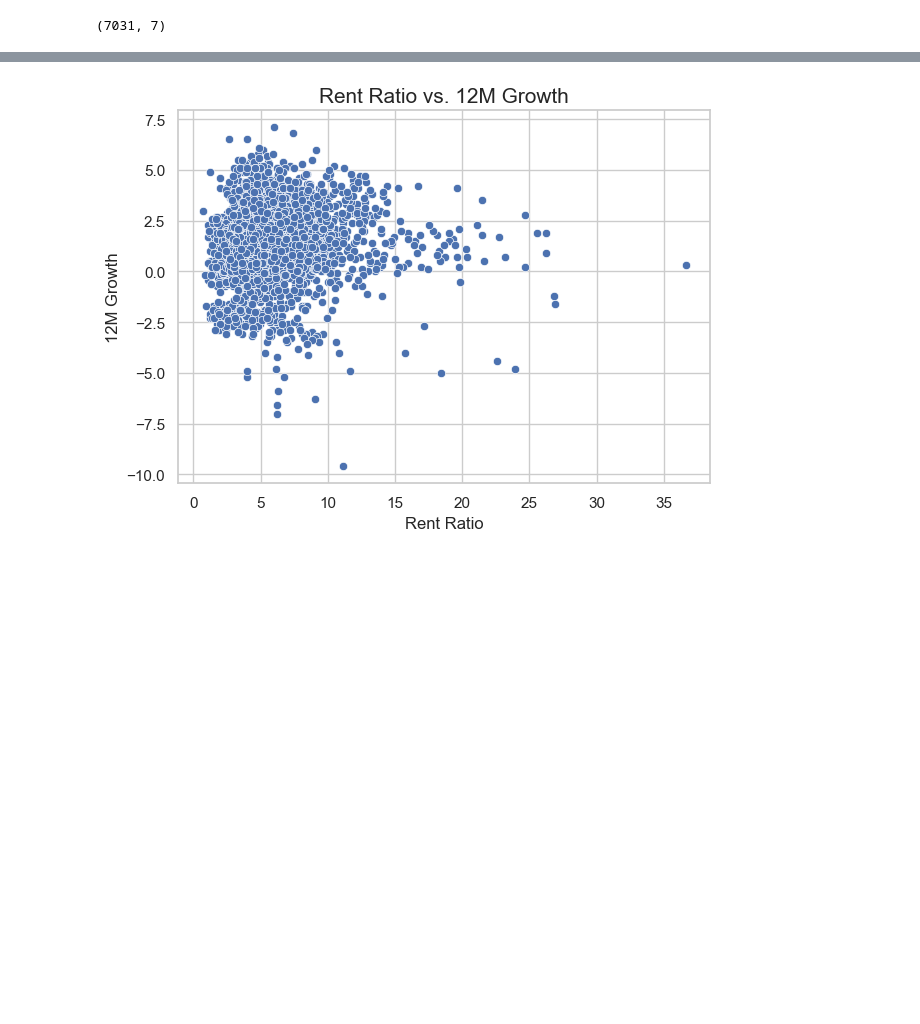
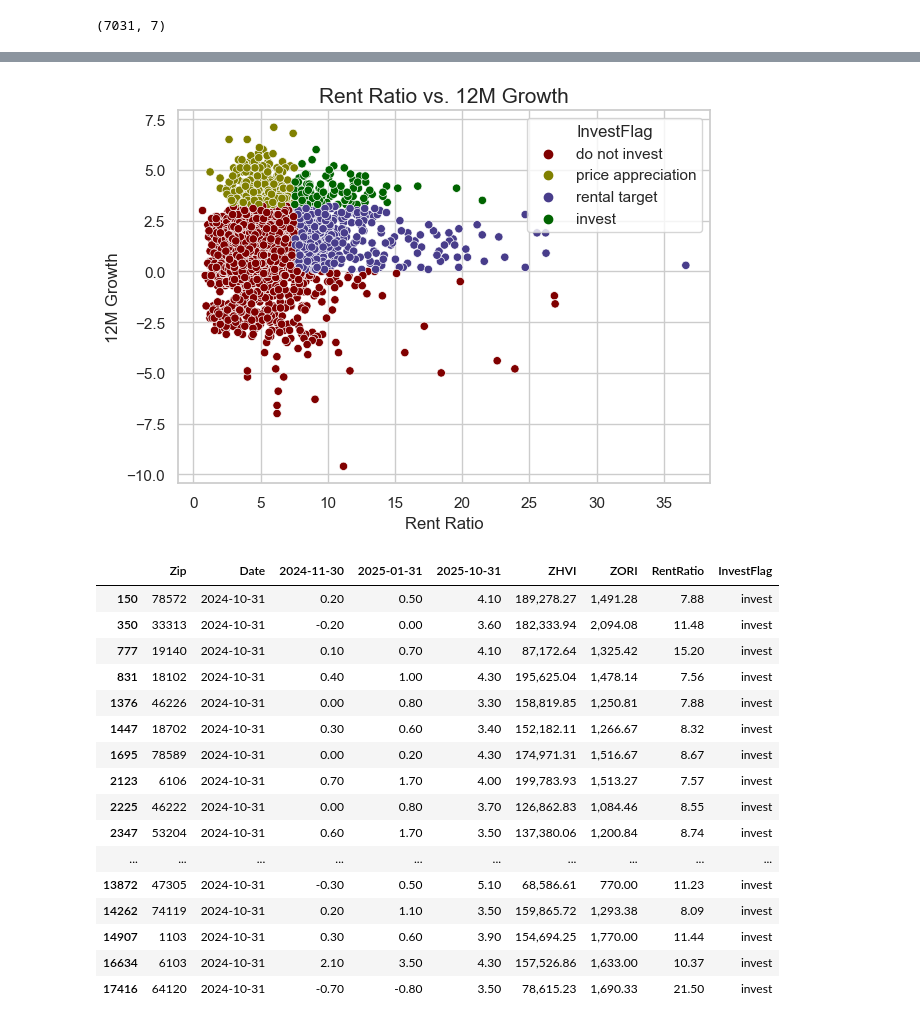
Before and after one commit to YaroslawBagriy/SEIS-631-Final-Project, a Jupyter notebook: Question 3/Question 3.ipynb, the cells around one changed output, grey strips where cells are left out. Drawn from its saved outputs; the diff is of its cells as text; code cells hidden in the pictures; blank space fills up the shorter version.

```diff
--- a/Question 3/Question 3.ipynb
+++ b/Question 3/Question 3.ipynb
@@ -770,9 +839,11 @@ df = pd.read_csv('https://raw.githubusercontent.com/samkrall/dataprepandanalysis
 print(df.shape)
 print(df['RegionType'].unique())
 display(df.head())
+df.rename(columns={'RegionName':'Zip'}, inplace=True)
+df_dim_geo = df[['RegionID', 'RegionType', 'StateName', 'SizeRank', 'State', 'City', 'Metro', 'CountyName', 'Zip']]
+df_dim_geo['Zip'] = df_dim_geo['Zip'].astype('str')
 df.drop(columns=['RegionID', 'RegionType', 'StateName', 'SizeRank', 'State', 'City', 'Metro', 'CountyName'], inplace=True)
-df.rename(columns={'RegionName':'Zip'}, inplace=True)
-df_zhvi_zip = df.melt(id_vars = ['Zip'], var_name = 'Date', value_name = 'ZHVI').astype({'Date':'datetime64[ns]'})
+df_zhvi_zip = df.melt(id_vars = ['Zip'], var_name = 'Date', value_name = 'ZHVI').astype({'Date':'datetime64[ns]', 'Zip':'str'})
 print(df_zhvi_zip.shape)
 print(df_zhvi_zip.info())
 print(df_zhvi_zip.isna().sum())
@@ -813,11 +889,10 @@ dtype: int64
 # %%
 df = pd.read_csv('https://raw.githubusercontent.com/samkrall/dataprepandanalysis/refs/heads/main/zori_zip_all.csv')
 print(df.shape)
-print(df['RegionType'].unique())
 df.drop(columns=['RegionID', 'RegionType', 'StateName', 'SizeRank', 'State', 'City', 'Metro', 'CountyName'], inplace=True)
 df.rename(columns={'RegionName':'Zip'}, inplace=True)
 display(df.head())
-df_zori_zip = df.melt(id_vars = ['Zip'], var_name = 'Date', value_name = 'ZORI').astype({'Date':'datetime64[ns]'})
+df_zori_zip = df.melt(id_vars = ['Zip'], var_name = 'Date', value_name = 'ZORI').astype({'Date':'datetime64[ns]', 'Zip':'str'})
 print(df_zori_zip.shape)
 print(df_zori_zip.info())
 print(df_zori_zip.isna().sum())
@@ -858,12 +932,12 @@ dtype: int64
 # %%
 df = pd.read_csv('https://raw.githubusercontent.com/samkrall/dataprepandanalysis/refs/heads/main/zhvf_zip_all.csv')
 print(df.shape)
-print(df['RegionType'].unique())
 df.drop(columns=['RegionID', 'RegionType', 'StateName', 'SizeRank', 'State', 'City', 'Metro', 'CountyName'], inplace=True)
 df.rename(columns={'RegionName':'Zip', 'BaseDate':'Date'}, inplace=True)
+df['Zip'] = df['Zip'].astype('string')
 df_zhvf_zip = df
+print(df_zhvf_zip.info())
 df_zhvf_zip['Date'] = df_zhvf_zip['Date'].astype('datetime64[ns]')
-print(df_zhvf_zip.info())
 display(df_zhvf_zip.head())
 # %% [output]
 (20161, 13)
@@ -912,6 +997,7 @@ Look for NA values and drop if they exist
 # %%
 print(df_investibility.isna().sum())
 df_investibility.dropna(how='any', inplace=True)
+df_investibility = df_investibility.drop_duplicates()
 df_investibility.shape
 # %% [output]
 Zip               0
@@ -957,12 +1046,49 @@ df_investibility.describe()
 # %%
+rent_ratio_percentile_90 = df_investibility['RentRatio'].quantile(0.9)
+growth_percentile_90 = df_investibility['2025-10-31'].quantile(0.9)
+df_investibility['InvestFlag'] = np.select(
+    [(df_investibility['RentRatio'] > rent_ratio_percentile_90) &
+     (df_investibility['2025-10-31'] > growth_percentile_90),
+     (df_investibility['RentRatio'] > rent_ratio_percentile_90) &
+     (df_investibility['2025-10-31'] > 0.0),
+     df_investibility['2025-10-31'] > growth_percentile_90] ,
+    ["invest",
+     "rental target",
+     "price appreciation"],
+    default="do not invest")
+
+df_to_invest = df_investibility.loc[df_investibility['InvestFlag'] == 'invest']
+
+#plotting investibility
 sns.set(style='whitegrid')
-sns.scatterplot(x="RentRatio",y="2025-10-31", data=df_investibility)
+sns.scatterplot(x="RentRatio", y="2025-10-31", hue="InvestFlag", data=df_investibility, palette={'invest': 'darkgreen', 'rental target': 'darkslateblue',
+                                                                                                'price appreciation':'olive', 'do not invest':'maroon'})
 plt.title('Rent Ratio vs. 12M Growth', fontsize=15)
 plt.xlabel('Rent Ratio', fontsize=12)
 plt.ylabel('12M Growth', fontsize=12)
 
 # Improve layout
 plt.tight_layout()
+plt.show()
+#showing dataframe
+display(df_to_invest)
 # %% [output]
-[figure, old version]
+[figure, new version]
+|  | Zip | Date | 2024-11-30 | 2025-01-31 | 2025-10-31 | ZHVI | ZORI | RentRatio | InvestFlag |
+| 150 | 78572 | 2024-10-31 | 0.20 | 0.50 | 4.10 | 189,278.27 | 1,491.28 | 7.88 | invest |
+| 350 | 33313 | 2024-10-31 | -0.20 | 0.00 | 3.60 | 182,333.94 | 2,094.08 | 11.48 | invest |
+| 777 | 19140 | 2024-10-31 | 0.10 | 0.70 | 4.10 | 87,172.64 | 1,325.42 | 15.20 | invest |
+| 831 | 18102 | 2024-10-31 | 0.40 | 1.00 | 4.30 | 195,625.04 | 1,478.14 | 7.56 | invest |
+| 1376 | 46226 | 2024-10-31 | 0.00 | 0.80 | 3.30 | 158,819.85 | 1,250.81 | 7.88 | invest |
+| 1447 | 18702 | 2024-10-31 | 0.30 | 0.60 | 3.40 | 152,182.11 | 1,266.67 | 8.32 | invest |
+| 1695 | 78589 | 2024-10-31 | 0.00 | 0.20 | 4.30 | 174,971.31 | 1,516.67 | 8.67 | invest |
+| 2123 | 6106 | 2024-10-31 | 0.70 | 1.70 | 4.00 | 199,783.93 | 1,513.27 | 7.57 | invest |
+| 2225 | 46222 | 2024-10-31 | 0.00 | 0.80 | 3.70 | 126,862.83 | 1,084.46 | 8.55 | invest |
+| 2347 | 53204 | 2024-10-31 | 0.60 | 1.70 | 3.50 | 137,380.06 | 1,200.84 | 8.74 | invest |
+| ... | ... | ... | ... | ... | ... | ... | ... | ... | ... |
+| 13872 | 47305 | 2024-10-31 | -0.30 | 0.50 | 5.10 | 68,586.61 | 770.00 | 11.23 | invest |
+| 14262 | 74119 | 2024-10-31 | 0.20 | 1.10 | 3.50 | 159,865.72 | 1,293.38 | 8.09 | invest |
+| 14907 | 1103 | 2024-10-31 | 0.30 | 0.60 | 3.90 | 154,694.25 | 1,770.00 | 11.44 | invest |
+| 16634 | 6103 | 2024-10-31 | 2.10 | 3.50 | 4.30 | 157,526.86 | 1,633.00 | 10.37 | invest |
+| 17416 | 64120 | 2024-10-31 | -0.70 | -0.80 | 3.50 | 78,615.23 | 1,690.33 | 21.50 | invest |
 # %%
```
Also changed, not shown: parts of 28 cells of this notebook.
